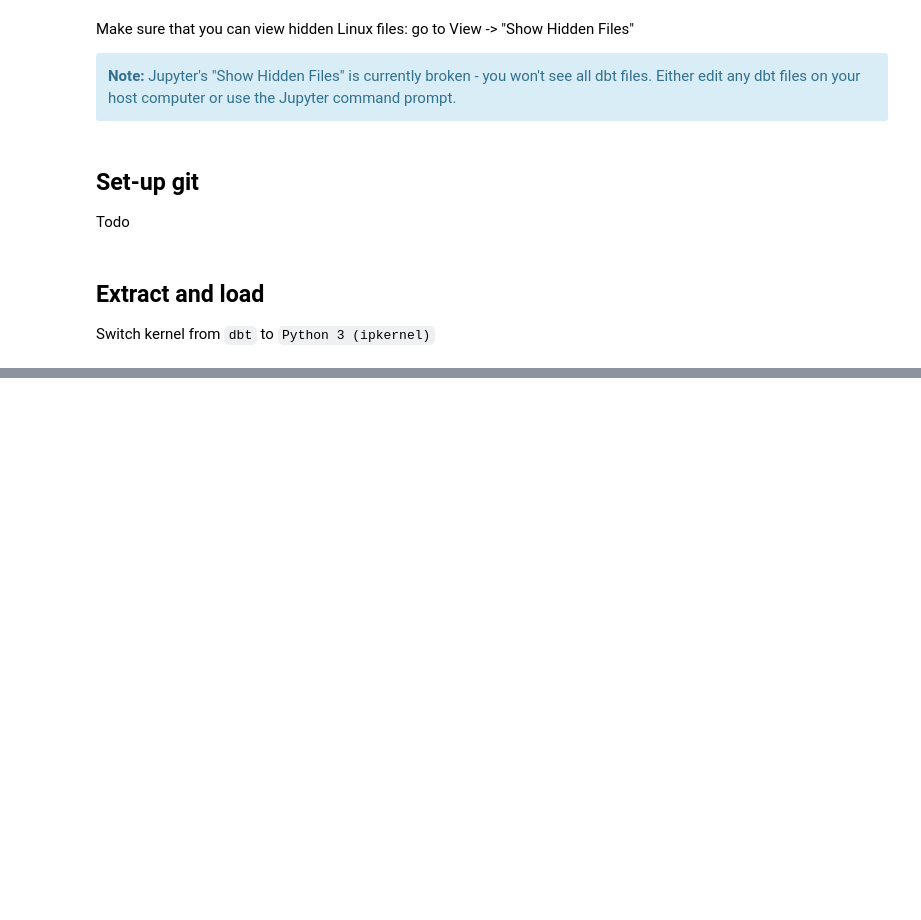
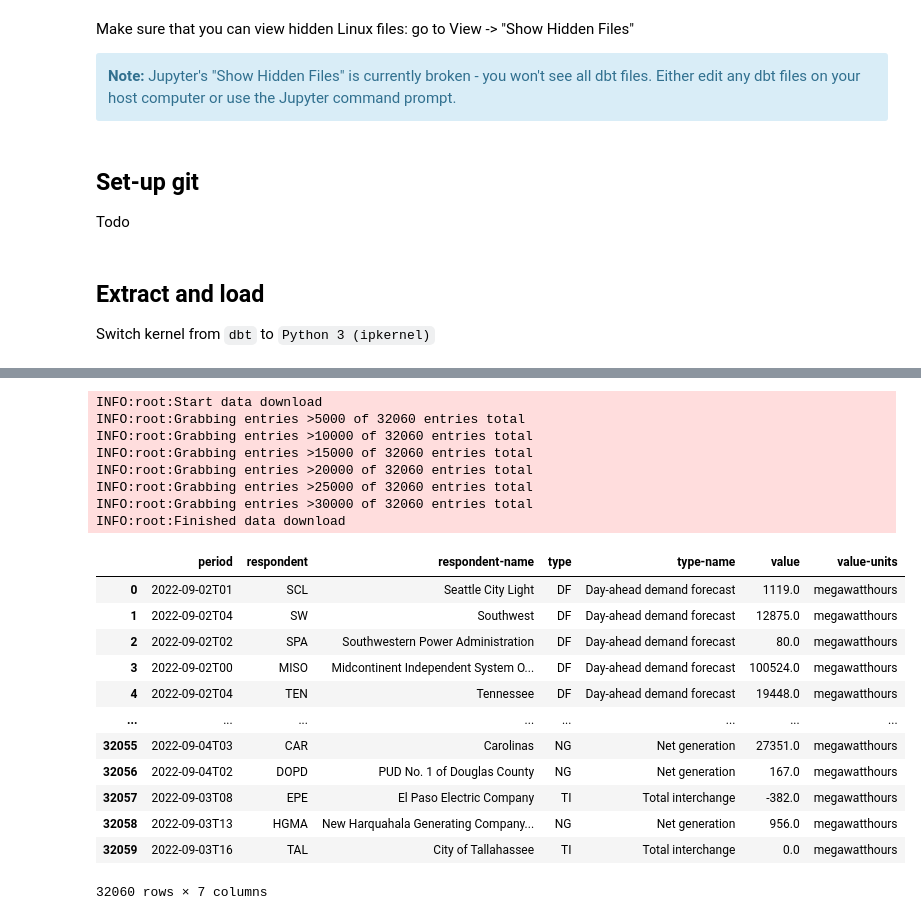
Before and after one commit to awkgroupag/datalab, a Jupyter notebook: lab/dbt.ipynb, the cells around one changed output, grey strips where cells are left out. Drawn from its saved outputs; the diff is of its cells as text; code cells hidden in the pictures; blank space fills up the shorter version.

```diff
--- a/lab/dbt.ipynb
+++ b/lab/dbt.ipynb
@@ -182,0 +199,6 @@ for table, url in raw_data:
+# %%
+from dotenv import load_dotenv
+load_dotenv('environment.env', override=True)  # take environment variables from environment.env
+
+import os
+api_key = os.getenv('API_EIA_GOV_KEY')
@@ -182,0 +290,33 @@ for table, url in raw_data:
+# %%
+path = '/v2/electricity/rto/region-data/data'
+params = {
+    "frequency": "hourly",
+    "data[0]": "value",
+    "facets": {},
+    "start": "2022-09-02T00",
+    # "stop": "2022-09-02T00"
+}
+region_data = eia_api_data(api_key, path, params=params)
+region_data
+# %% [output]
+INFO:root:Start data download
+INFO:root:Grabbing entries >5000 of 32060 entries total
+INFO:root:Grabbing entries >10000 of 32060 entries total
+INFO:root:Grabbing entries >15000 of 32060 entries total
+INFO:root:Grabbing entries >20000 of 32060 entries total
+INFO:root:Grabbing entries >25000 of 32060 entries total
+INFO:root:Grabbing entries >30000 of 32060 entries total
+INFO:root:Finished data download
+|  | period | respondent | respondent-name | type | type-name | value | value-units |
+| 0 | 2022-09-02T01 | SCL | Seattle City Light | DF | Day-ahead demand forecast | 1119.0 | megawatthours |
+| 1 | 2022-09-02T04 | SW | Southwest | DF | Day-ahead demand forecast | 12875.0 | megawatthours |
+| 2 | 2022-09-02T02 | SPA | Southwestern Power Administration | DF | Day-ahead demand forecast | 80.0 | megawatthours |
+| 3 | 2022-09-02T00 | MISO | Midcontinent Independent System O... | DF | Day-ahead demand forecast | 100524.0 | megawatthours |
+| 4 | 2022-09-02T04 | TEN | Tennessee | DF | Day-ahead demand forecast | 19448.0 | megawatthours |
+| ... | ... | ... | ... | ... | ... | ... | ... |
+| 32055 | 2022-09-04T03 | CAR | Carolinas | NG | Net generation | 27351.0 | megawatthours |
+| 32056 | 2022-09-04T02 | DOPD | PUD No. 1 of Douglas County | NG | Net generation | 167.0 | megawatthours |
+| 32057 | 2022-09-03T08 | EPE | El Paso Electric Company | TI | Total interchange | -382.0 | megawatthours |
+| 32058 | 2022-09-03T13 | HGMA | New Harquahala Generating Company... | NG | Net generation | 956.0 | megawatthours |
+| 32059 | 2022-09-03T16 | TAL | City of Tallahassee | TI | Total interchange | 0.0 | megawatthours |
+32060 rows × 7 columns
```
Also changed, not shown: parts of 25 cells of this notebook, 1 other file.
